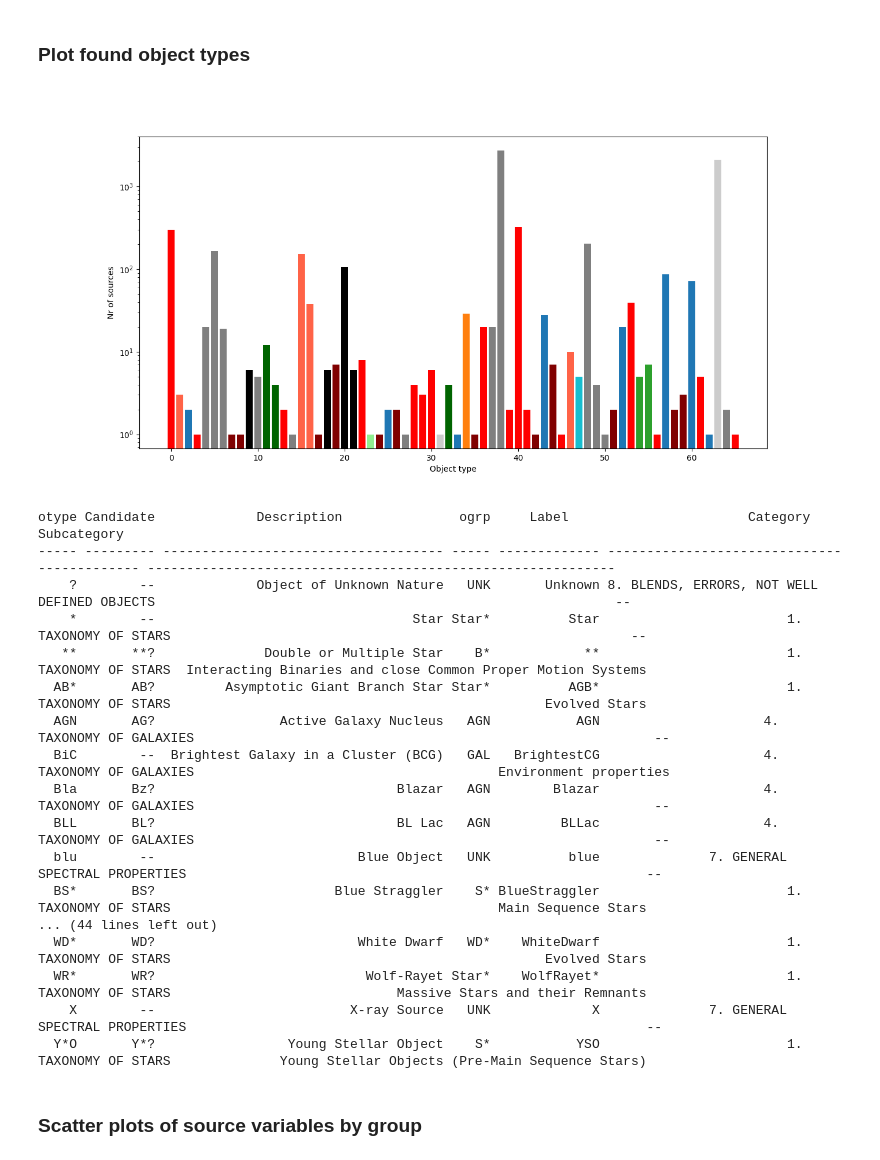
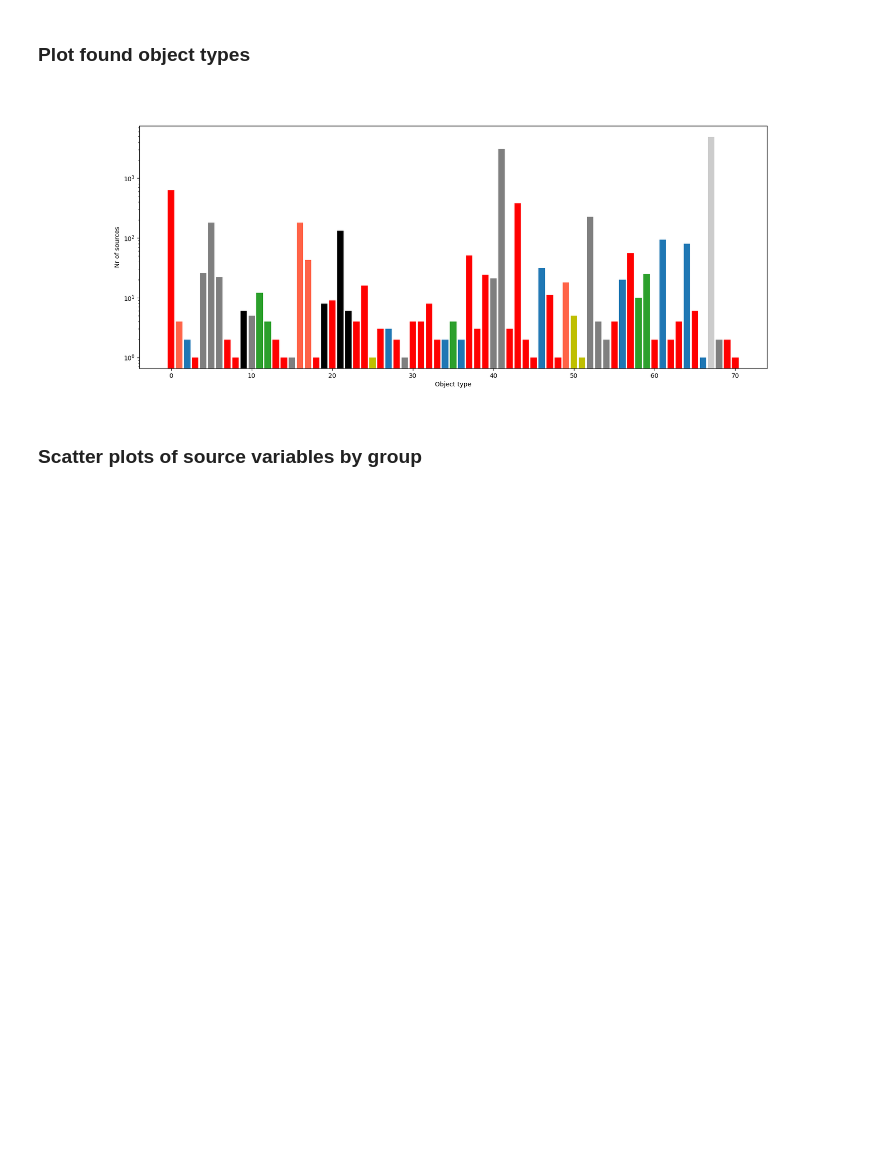
Before and after one commit to rbuehler/vasca, a Jupyter notebook: vasca/examples/cross_match.ipynb, the cells around one changed output. Cells and saved outputs as stored; diff of their text form; code cells hidden in the pictures; blank space fills up the shorter version.

```diff
--- a/vasca/examples/cross_match.ipynb
+++ b/vasca/examples/cross_match.ipynb
@@ -78,48 +79,36 @@ _ = vvis.plot_table_hist(rc.tt_sources, 'pos_err', ax=axs[2], logx=False, obs_fi
 # %% [markdown]
 ### Plot found object types
 # %%
+#Prepare data
 sel_mt = rc.tt_sources["sel"]
-fig_otypes = plt.figure("Source types",figsize=(14, 7))
-fig_otypes.clf()
-
 otypes_all, otype_cts_all= np.unique(rc.tt_sources[sel_mt]["otype"],return_counts=True)
 dd_otype2id = dict(zip(list(otypes_all),range(len(otypes_all))))
 
+#Do bar chart of all otypes color coded by ogrp
+fig_otypes = plt.figure("Source types",figsize=(18, 7),, clear=True)
+fig_otypes.clf()
 tt_mt_grp =  rc.tt_sources[sel_mt].group_by("ogrp_simbad")
 for group, tt_grp in zip(tt_mt_grp.groups.keys, tt_mt_grp.groups):
     otypes, otype_cts= np.unique(tt_grp["otype"],return_counts=True)
     otypes_id = []
     for otype in otypes:
         otypes_id.append(dd_otype2id[otype])
     plt.bar( otypes_id, otype_cts, align='center', label=group[0], color = dd_ogrp2col[group[0]])
 plt.yscale('log')
 #plt.grid()
 plt.xlabel("Object type")
 plt.ylabel("Nr of sources")
 plt.show()
 plt.legend()
-plt.xticks(range(len(otypes_all)), otypes_all, size='small')
+_ = plt.xticks(range(len(otypes_all)), otypes_all, size='small')
 
-rc.tt_otypes["otype","Candidate","Description","ogrp","Label","Category","Subcategory"].pprint_all()#show_dtype=True #,"Status","Priority"
+#Printout otypes whch have no ogrp assigned yet
+sel_ogrp_none = rc.tt_simbad["ogrp"]=="none"
+if sel_ogrp_none.sum()>0:
+    print("Unclassified new otypes:")
+    display(rc.tt_simbad["main_id","otype","rg_src_id"][sel_ogrp_none])
 # %% [output]
-[figure, old version]
+[figure, new version]
-otype Candidate             Description               ogrp     Label                       Category                                          Subcategory
------ --------- ------------------------------------ ----- ------------- ------------------------------------------- ------------------------------------------------------------
-    ?        --             Object of Unknown Nature   UNK       Unknown 8. BLENDS, ERRORS, NOT WELL DEFINED OBJECTS                                                           --
-    *        --                                 Star Star*          Star                        1. TAXONOMY OF STARS                                                           --
-   **       **?              Double or Multiple Star    B*            **                        1. TAXONOMY OF STARS  Interacting Binaries and close Common Proper Motion Systems
-  AB*       AB?         Asymptotic Giant Branch Star Star*          AGB*                        1. TAXONOMY OF STARS                                                Evolved Stars
-  AGN       AG?                Active Galaxy Nucleus   AGN           AGN                     4. TAXONOMY OF GALAXIES                                                           --
-  BiC        --  Brightest Galaxy in a Cluster (BCG)   GAL   BrightestCG                     4. TAXONOMY OF GALAXIES                                       Environment properties
-  Bla       Bz?                               Blazar   AGN        Blazar                     4. TAXONOMY OF GALAXIES                                                           --
-  BLL       BL?                               BL Lac   AGN         BLLac                     4. TAXONOMY OF GALAXIES                                                           --
-  blu        --                          Blue Object   UNK          blue              7. GENERAL SPECTRAL PROPERTIES                                                           --
-  BS*       BS?                       Blue Straggler    S* BlueStraggler                        1. TAXONOMY OF STARS                                          Main Sequence Stars
-... (44 lines left out)
-  WD*       WD?                          White Dwarf   WD*    WhiteDwarf                        1. TAXONOMY OF STARS                                                Evolved Stars
-  WR*       WR?                           Wolf-Rayet Star*    WolfRayet*                        1. TAXONOMY OF STARS                             Massive Stars and their Remnants
-    X        --                         X-ray Source   UNK             X              7. GENERAL SPECTRAL PROPERTIES                                                           --
-  Y*O       Y*?                 Young Stellar Object    S*           YSO                        1. TAXONOMY OF STARS              Young Stellar Objects (Pre-Main Sequence Stars)
 # %% [markdown]
 ### Scatter plots of source variables by group
 # %%
```
Also changed, not shown: parts of 9 cells of this notebook, 7 other files.
